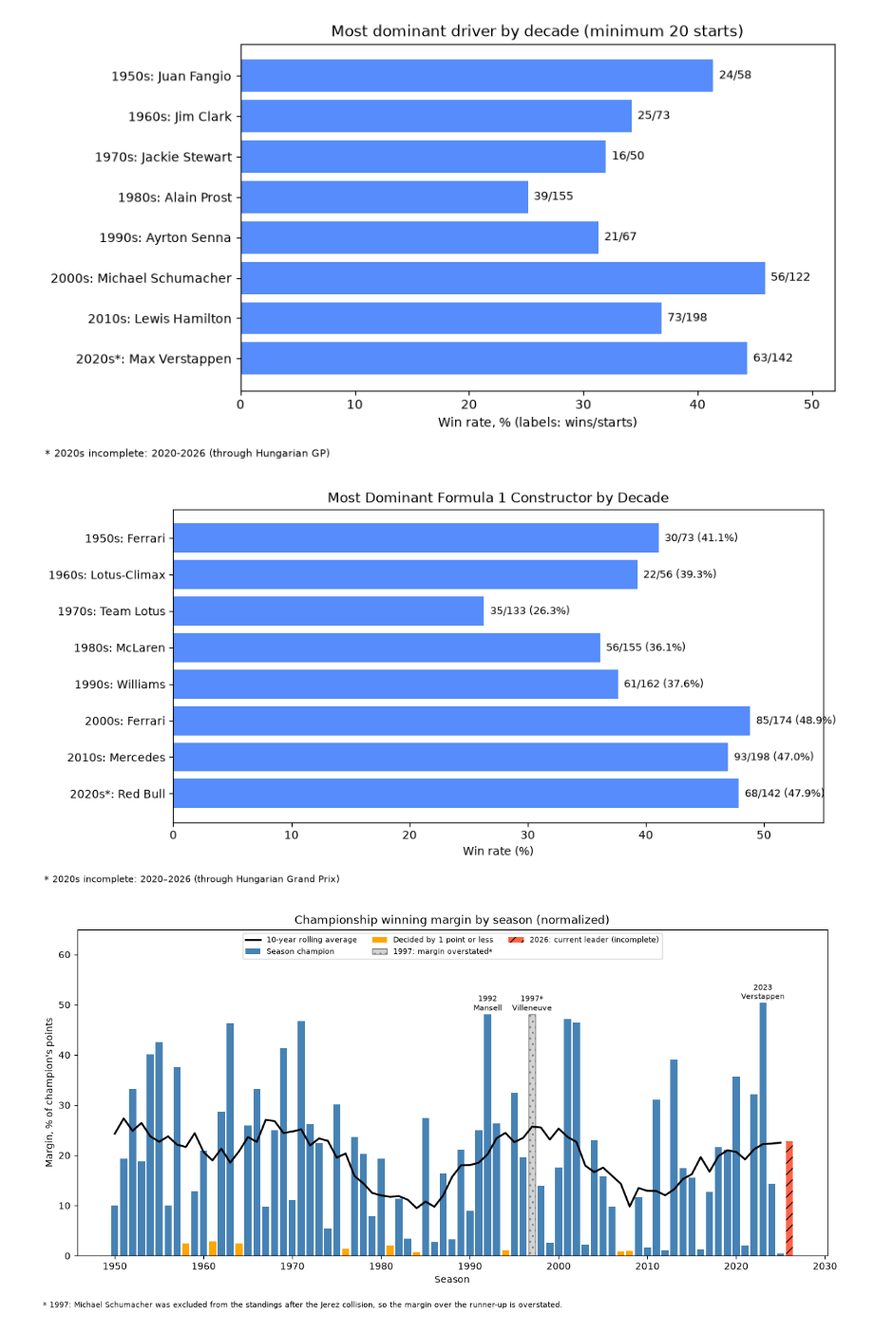
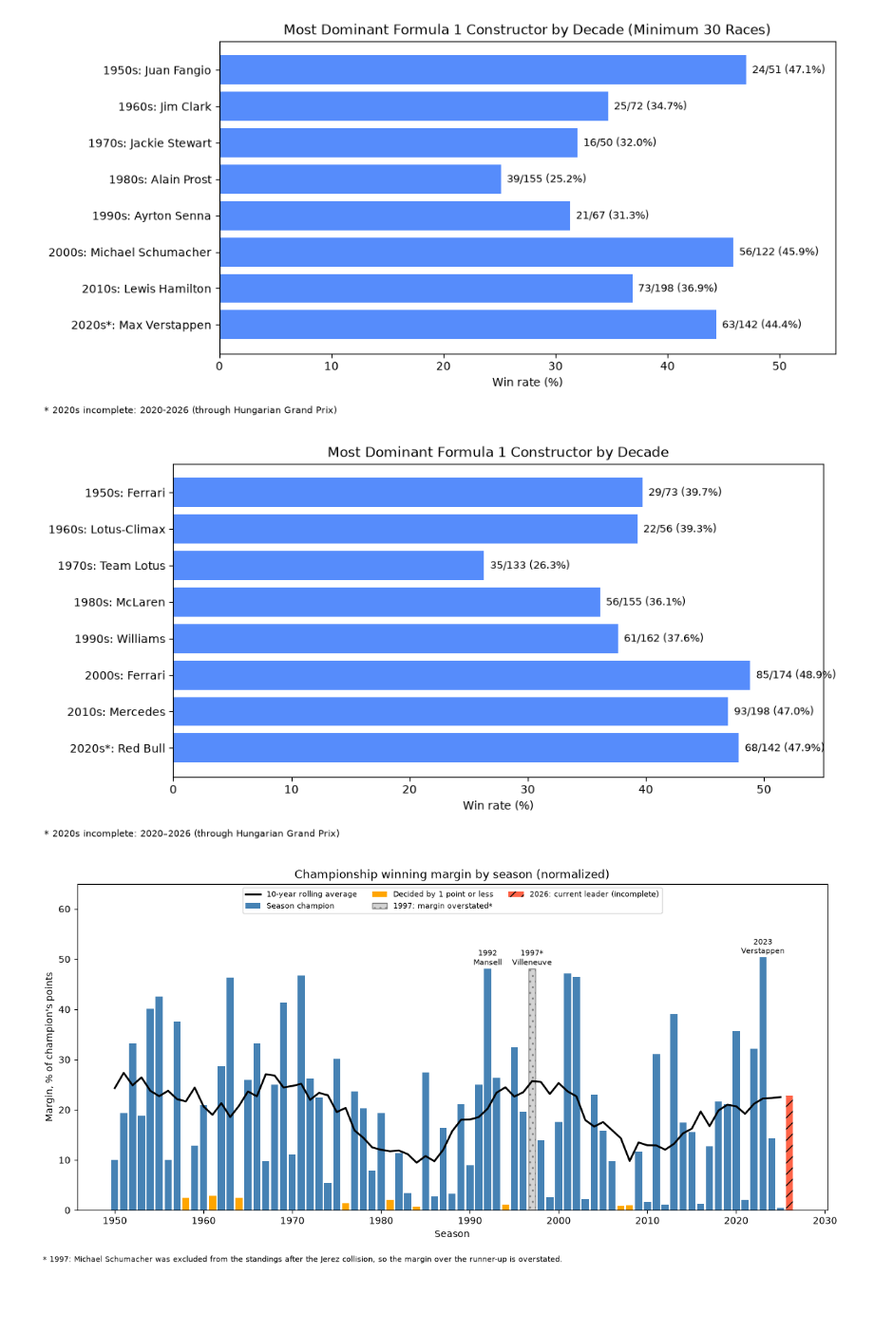
Before and after one commit to luvurgrace/f1-sql-analysis, a Jupyter notebook: notebooks/analysis.ipynb, the cells around one changed output. Shown at 95% size. Drawn from its saved outputs; the diff is of its cells as text; code cells hidden in the pictures; blank space fills up the shorter version.

```diff
--- a/notebooks/analysis.ipynb
+++ b/notebooks/analysis.ipynb
@@ -1,31 +1,68 @@
 # %%
 import pandas as pd
 import matplotlib.pyplot as plt
 
 df = pd.read_csv("../results/q1_dominant_drivers.csv")
+
 top1 = df[df["rank_in_decade"] == 1].copy()
 
 star = top1["decade"].apply(lambda d: "*" if d == 2020 else "")
-top1["label"] = top1["decade"].astype(str) + "s" + star + ": " + top1["driver_name"]
 
-fig, ax = plt.subplots(figsize=(9, 5))
-bars = ax.barh(top1["label"], top1["win_rate_pct"])
+top1["label"] = (
+    top1["decade"].astype(str)
+    + "s"
+    + star
+    + ": "
+    + top1["driver_name"]
+)
+
+fig, ax = plt.subplots(figsize=(10, 5))
+
+bars = ax.barh(
+    top1["label"],
+    top1["win_rate_pct"]
+)
+
 ax.invert_yaxis()
 
-for bar, wins, starts in zip(bars, top1["wins"], top1["starts"]):
-    ax.text(bar.get_width() + 0.5, bar.get_y() + bar.get_height() / 2,
-            f"{wins}/{starts}", va="center", fontsize=9)
+for bar, wins, starts in zip(
+    bars,
+    top1["wins"],
+    top1["starts"]
+):
+    ax.text(
+        bar.get_width() + 0.5,
+        bar.get_y() + bar.get_height() / 2,
+        f"{wins}/{starts} ({bar.get_width():.1f}%)",
+        va="center",
+        fontsize=9
+    )
 
-ax.set_xlim(0, 52)
-ax.set_xlabel("Win rate, % (labels: wins/starts)")
-ax.set_title("Most dominant driver by decade (minimum 20 starts)")
-fig.text(0.01, 0.01, "* 2020s incomplete: 2020-2026 (through Hungarian GP)", fontsize=8)
+ax.set_xlim(0, 55)
+
+ax.set_xlabel("Win rate (%)")
+ax.set_title(
+    "Most Dominant Formula 1 Constructor by Decade (Minimum 30 Races)"
+)
+
+fig.text(
+    0.01,
+    0.01,
+    "* 2020s incomplete: 2020-2026 (through Hungarian Grand Prix)",
+    fontsize=8
+)
 
 plt.tight_layout(rect=[0, 0.04, 1, 1])
-plt.savefig("../charts/q1_dominant_drivers.png", dpi=150)
+
+plt.savefig(
+    "../charts/q1_dominant_drivers.png",
+    dpi=150,
+    bbox_inches="tight"
+)
+
 plt.show()
 # %% [output]
-[figure, old version]
+[figure, new version]
 # %%
 import pandas as pd
 import matplotlib.pyplot as plt
@@ -88,7 +125,7 @@ plt.savefig(
 
 plt.show()
 # %% [output]
-[figure, old version]
+[figure, new version]
 # %%
 import pandas as pd
 import matplotlib.pyplot as plt
```
Also changed, not shown: 7 other files.
